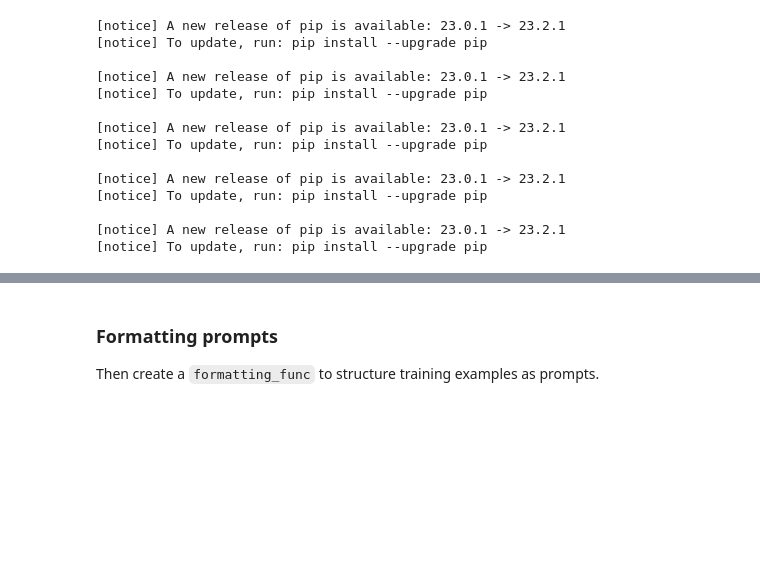
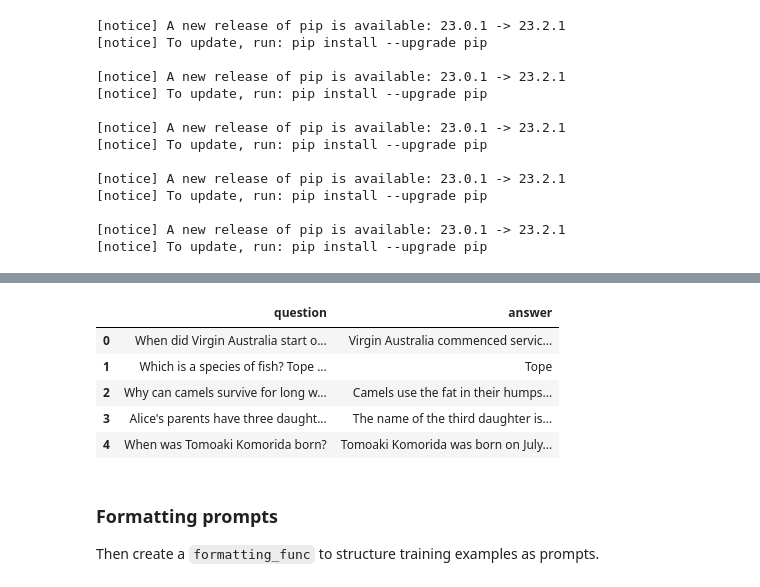
Before and after one commit to rkaunismaa/LLaMa2_PlayGround, a Jupyter notebook: Mistral/mistral-finetune-own-data.ipynb, the cells around one changed output, grey strips where cells are left out. Drawn from its saved outputs; the diff is of its cells as text; code cells hidden in the pictures; blank space fills up the shorter version.

```diff
--- a/Mistral/mistral-finetune-own-data.ipynb
+++ b/Mistral/mistral-finetune-own-data.ipynb
@@ -96,0 +186,9 @@ Note: You can connect your cloud credits (AWS or GCP) by clicking "Org: " on the
+# %%
+dfQA.head()
+# %% [output]
+|  | question | answer |
+| 0 | When did Virgin Australia start o... | Virgin Australia commenced servic... |
+| 1 | Which is a species of fish? Tope ... | Tope |
+| 2 | Why can camels survive for long w... | Camels use the fat in their humps... |
+| 3 | Alice's parents have three daught... | The name of the third daughter is... |
+| 4 | When was Tomoaki Komorida born? | Tomoaki Komorida was born on July... |
```
Also changed, not shown: parts of 15 cells of this notebook, 4 other files.
